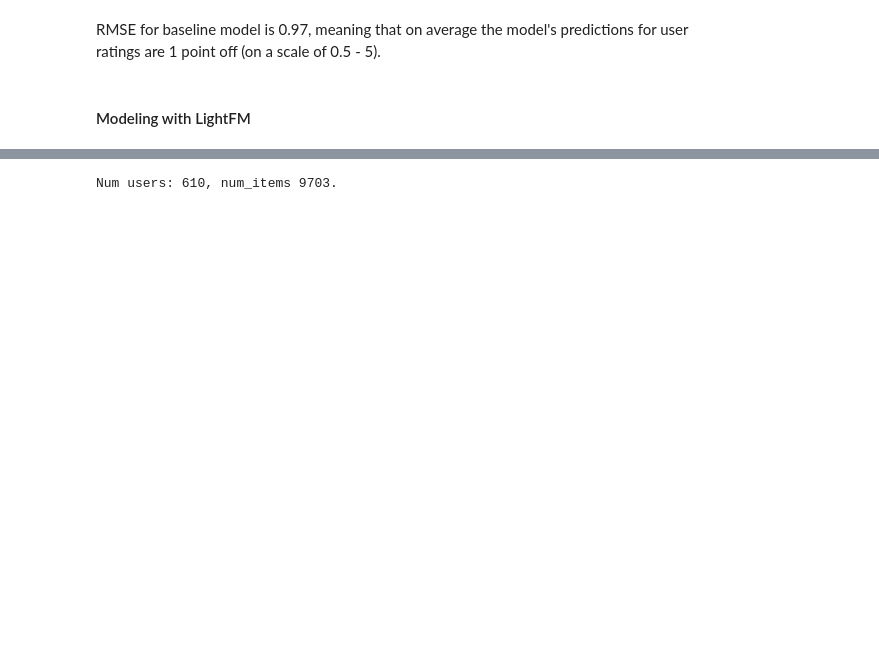
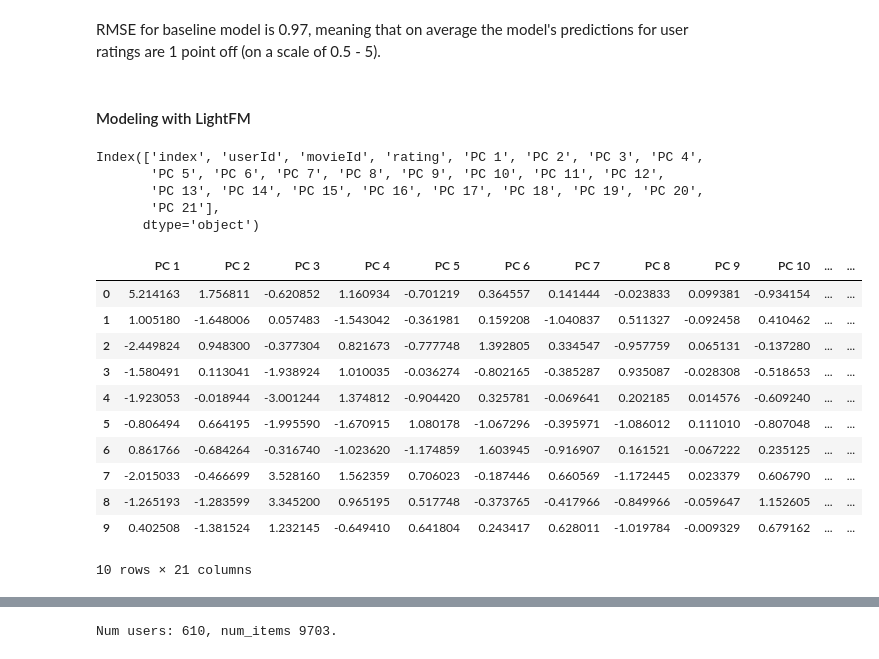
Before and after one commit to swzoeller/Movie-Recommendation-System, a Jupyter notebook: Data Cleaning EDA.ipynb, the cells around one changed output, grey strips where cells are left out. Drawn from its saved outputs; the diff is of its cells as text; code cells hidden in the pictures; blank space fills up the shorter version.

```diff
--- a/Data Cleaning EDA.ipynb
+++ b/Data Cleaning EDA.ipynb
@@ -431,0 +417,27 @@ from lightfm import LightFM
+# %%
+consolidated.columns
+# %% [output]
+Index(['index', 'userId', 'movieId', 'rating', 'PC 1', 'PC 2', 'PC 3', 'PC 4',
+       'PC 5', 'PC 6', 'PC 7', 'PC 8', 'PC 9', 'PC 10', 'PC 11', 'PC 12',
+       'PC 13', 'PC 14', 'PC 15', 'PC 16', 'PC 17', 'PC 18', 'PC 19', 'PC 20',
+       'PC 21'],
+      dtype='object')
+# %%
+ad_subset = consolidated[item_features]
+ad_list = [tuple(x) for x in ad_subset.values]
+ad_tuple = tuple(zip(consolidated['movieId'], ad_list))
+# %%
+ad_subset[:10]
+# %% [output]
+|  | PC 1 | PC 2 | PC 3 | PC 4 | PC 5 | PC 6 | PC 7 | PC 8 | PC 9 | PC 10 | ... | ... |
+| 0 | 5.214163 | 1.756811 | -0.620852 | 1.160934 | -0.701219 | 0.364557 | 0.141444 | -0.023833 | 0.099381 | -0.934154 | ... | ... |
+| 1 | 1.005180 | -1.648006 | 0.057483 | -1.543042 | -0.361981 | 0.159208 | -1.040837 | 0.511327 | -0.092458 | 0.410462 | ... | ... |
+| 2 | -2.449824 | 0.948300 | -0.377304 | 0.821673 | -0.777748 | 1.392805 | 0.334547 | -0.957759 | 0.065131 | -0.137280 | ... | ... |
+| 3 | -1.580491 | 0.113041 | -1.938924 | 1.010035 | -0.036274 | -0.802165 | -0.385287 | 0.935087 | -0.028308 | -0.518653 | ... | ... |
+| 4 | -1.923053 | -0.018944 | -3.001244 | 1.374812 | -0.904420 | 0.325781 | -0.069641 | 0.202185 | 0.014576 | -0.609240 | ... | ... |
+| 5 | -0.806494 | 0.664195 | -1.995590 | -1.670915 | 1.080178 | -1.067296 | -0.395971 | -1.086012 | 0.111010 | -0.807048 | ... | ... |
+| 6 | 0.861766 | -0.684264 | -0.316740 | -1.023620 | -1.174859 | 1.603945 | -0.916907 | 0.161521 | -0.067222 | 0.235125 | ... | ... |
+| 7 | -2.015033 | -0.466699 | 3.528160 | 1.562359 | 0.706023 | -0.187446 | 0.660569 | -1.172445 | 0.023379 | 0.606790 | ... | ... |
+| 8 | -1.265193 | -1.283599 | 3.345200 | 0.965195 | 0.517748 | -0.373765 | -0.417966 | -0.849966 | -0.059647 | 1.152605 | ... | ... |
+| 9 | 0.402508 | -1.381524 | 1.232145 | -0.649410 | 0.641804 | 0.243417 | 0.628011 | -1.019784 | -0.009329 | 0.679162 | ... | ... |
+10 rows × 21 columns
```
Also changed, not shown: parts of 24 cells of this notebook.
